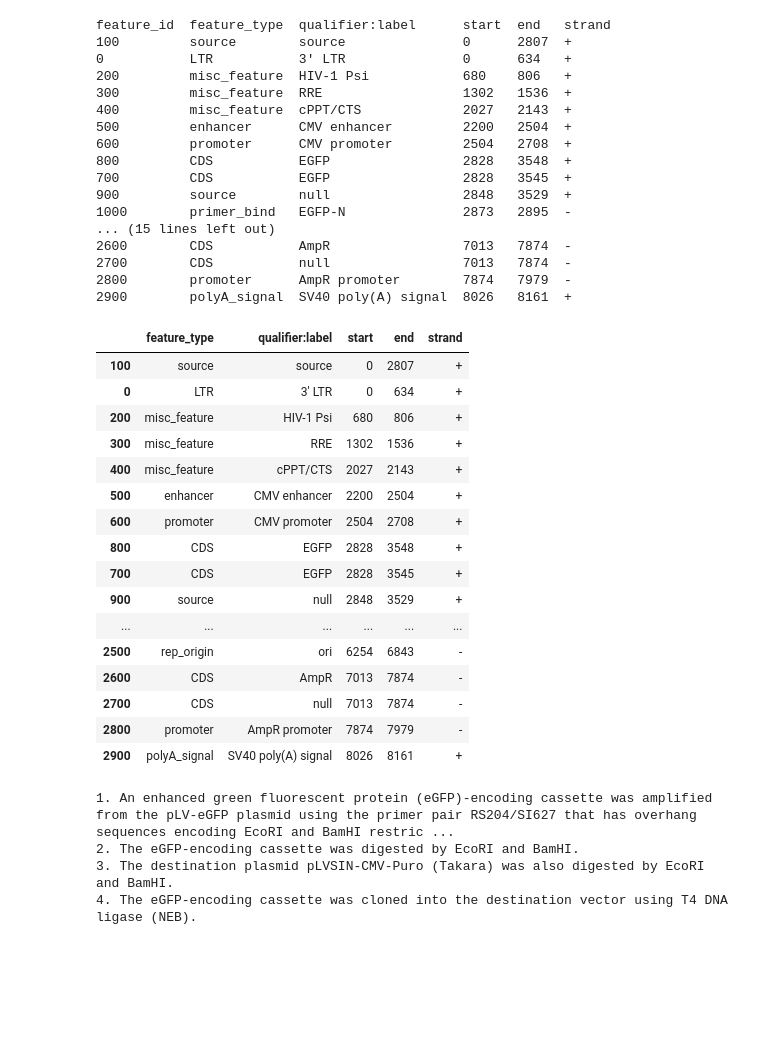
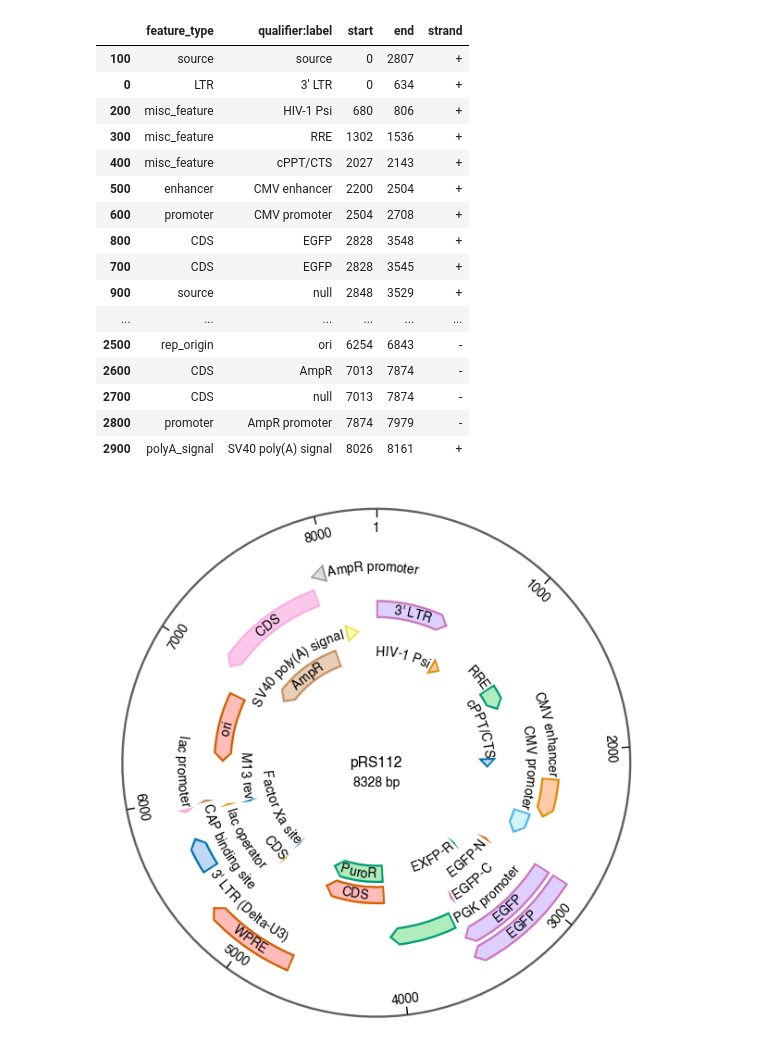
Before and after one commit to yachielab/QUEEN, a Jupyter notebook: demo/qexperiment/qexperiment_demo.ipynb, the cells around one changed output. Saved outputs shown, nothing was run; the diff lists cells and outputs as text; code cells hidden in the pictures; blank space fills up the shorter version.

```diff
--- a/demo/qexperiment/qexperiment_demo.ipynb
+++ b/demo/qexperiment/qexperiment_demo.ipynb
@@ -11 +1,10 @@ from QUEEN.qexperiment import pcr, homology_based_assembly, digestion, ligation
+# %%
+import sys
+import random
+import matplotlib
+from QUEEN.queen import *
+from QUEEN import cutsite as cs
+from QUEEN.qexperiment import pcr, homology_based_assembly, digestion, ligation, goldengate_assembly
+matplotlib.rcParams['font.sans-serif'] = ["Helvetica", "Arial", "Lucida Sans", "DejaVu Sans", "Lucida Grande", "Verdana"]
+matplotlib.rcParams['font.family']     = 'sans-serif'
 # %% [markdown]
@@ -32,25 +31,8 @@ backbone = digestion(pLVSIN_CMV_pur, cs.lib["EcoRI"], cs.lib["BamHI"], product="
 pd = "4. The eGFP-encoding cassette was cloned into the destination vector using T4 DNA ligase (NEB)."
 pRS112 = ligation(insert, backbone, product="pRS112", pd=pd)
 # %%
-pRS112.printfeature()
+pRS112.printfeature(display=False)
 # %% [output]
-feature_id  feature_type  qualifier:label      start  end   strand
-100         source        source               0      2807  +
-0           LTR           3' LTR               0      634   +
-200         misc_feature  HIV-1 Psi            680    806   +
-300         misc_feature  RRE                  1302   1536  +
-400         misc_feature  cPPT/CTS             2027   2143  +
-500         enhancer      CMV enhancer         2200   2504  +
-600         promoter      CMV promoter         2504   2708  +
-800         CDS           EGFP                 2828   3548  +
-700         CDS           EGFP                 2828   3545  +
-900         source        null                 2848   3529  +
-1000        primer_bind   EGFP-N               2873   2895  -
-... (15 lines left out)
-2600        CDS           AmpR                 7013   7874  -
-2700        CDS           null                 7013   7874  -
-2800        promoter      AmpR promoter        7874   7979  -
-2900        polyA_signal  SV40 poly(A) signal  8026   8161  +
 |  | feature_type | qualifier:label | start | end | strand |
 | 100 | source | source | 0 | 2807 | + |
 | 0 | LTR | 3' LTR | 0 | 634 | + |
@@ -69,9 +51,7 @@ feature_id  feature_type  qualifier:label      start  end   strand
 | 2800 | promoter | AmpR promoter | 7874 | 7979 | - |
 | 2900 | polyA_signal | SV40 poly(A) signal | 8026 | 8161 | + |
 # %%
-quine(pRS112, process_description=True)
+fig = visualizemap(pRS112, tick_interval=1000, title="pRS112", map_view="circular") #Visualize the circular sequence map of pCMV-Target-AIDmax.
+#fig.savefig("pRS112.pdf")
 # %% [output]
-1. An enhanced green fluorescent protein (eGFP)-encoding cassette was amplified from the pLV-eGFP plasmid using the primer pair RS204/SI627 that has overhang sequences encoding EcoRI and BamHI restric ...
-2. The eGFP-encoding cassette was digested by EcoRI and BamHI.
-3. The destination plasmid pLVSIN-CMV-Puro (Takara) was also digested by EcoRI and BamHI.
-4. The eGFP-encoding cassette was cloned into the destination vector using T4 DNA ligase (NEB).
+[figure, added]
```
Also changed, not shown: parts of 7 cells of this notebook, 30 other files.
